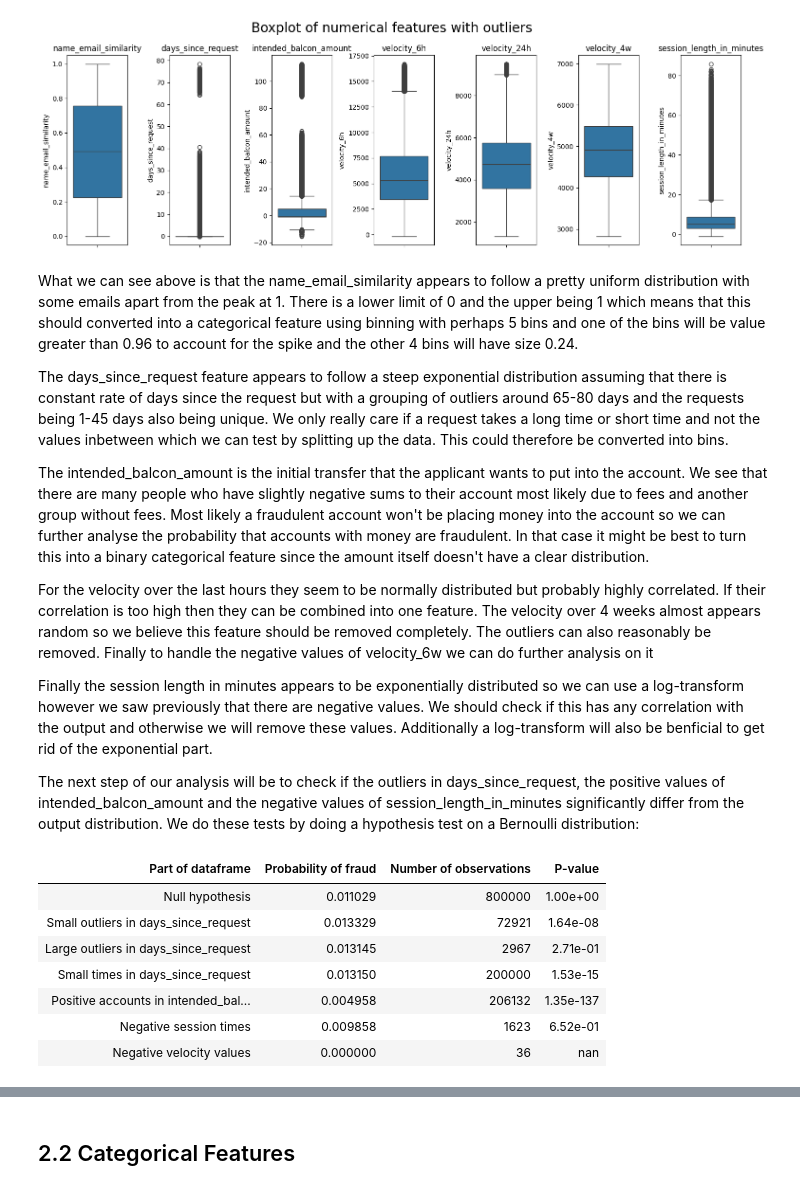
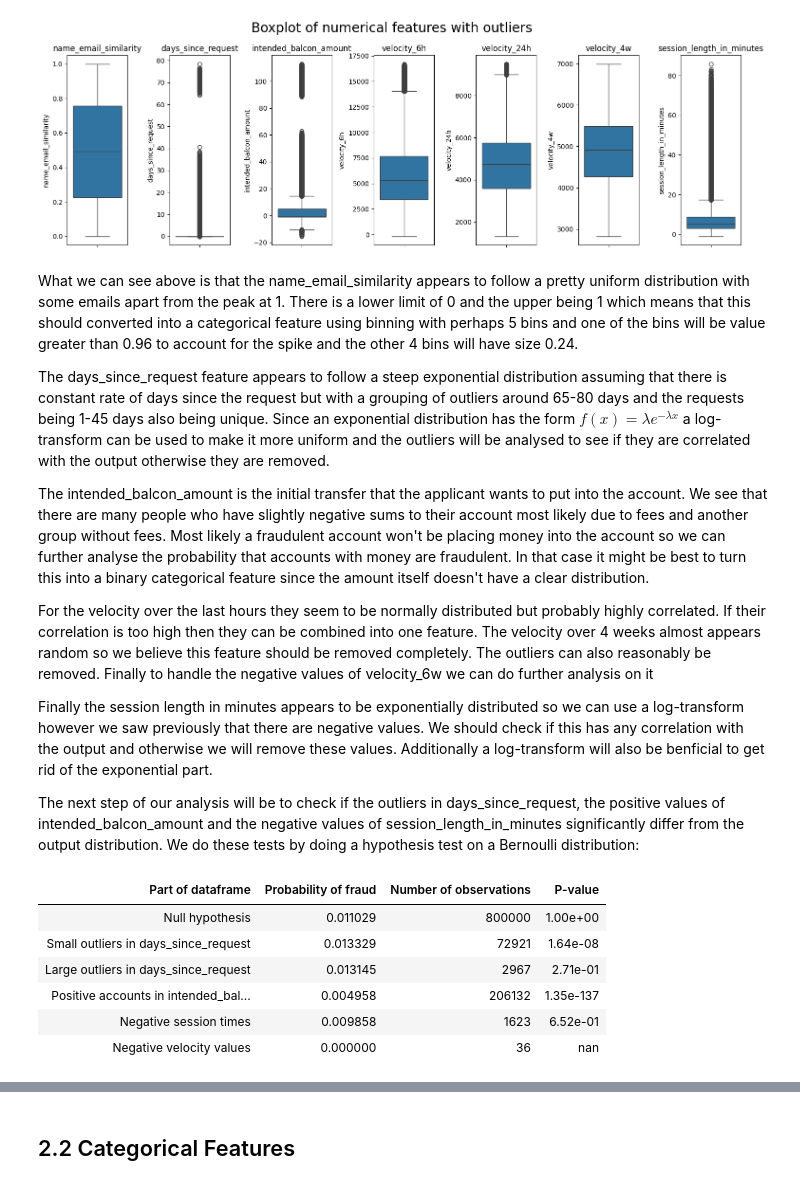
Before and after one commit to AlbinFranzen/Bank-Fraud-Detection, a Jupyter notebook: EDA.ipynb, the cells around one changed output, grey strips where cells are left out. Saved outputs shown, nothing was run; the diff lists cells and outputs as text; code cells hidden in the pictures.

```diff
--- a/EDA.ipynb
+++ b/EDA.ipynb
@@ -153,7 +155,7 @@ plt.tight_layout()
 # %% [markdown]
 What we can see above is that the name_email_similarity appears to follow a pretty uniform distribution with some emails apart from the peak at 1. There is a lower limit of 0 and the upper being 1 which means that this should converted into a categorical feature using binning with perhaps 5 bins and one of the bins will be value greater than 0.96 to account for the spike and the other 4 bins will have size 0.24.
 
-The days_since_request feature appears to follow a steep exponential distribution assuming that there is constant rate of days since the request but with a grouping of outliers around 65-80 days and the requests being 1-45 days also being unique. We only really care if a request takes a long time or short time and not the values inbetween which we can test by splitting up the data. This could therefore be converted into bins.
+The days_since_request feature appears to follow a steep exponential distribution assuming that there is constant rate of days since the request but with a grouping of outliers around 65-80 days and the requests being 1-45 days also being unique. Since an exponential distribution has the form $f(x)=\lambda e^{-\lambda x}$ a log-transform can be used to make it more uniform and the outliers will be analysed to see if they are correlated with the output otherwise they are removed.
 
 The intended_balcon_amount is the initial transfer that the applicant wants to put into the account. We see that there are many people who have slightly negative sums to their account most likely due to fees and another group without fees. Most likely a fraudulent account won't be placing money into the account so we can further analyse the probability that accounts with money are fraudulent. In that case it might be best to turn this into a binary categorical feature since the amount itself doesn't have a clear distribution.
 
@@ -176,7 +178,6 @@ upper_bound = train_df['days_since_request'].quantile(0.75) + 1.5 * (train_df['d
 conditions = [
     ('Small outliers in days_since_request', (train_df['days_since_request'] > upper_bound) & (train_df['days_since_request'] < 50)),
     ('Large outliers in days_since_request', train_df['days_since_request'] > 50),
-    ('Small times in days_since_request', train_df['days_since_request'] < train_df['days_since_request'].quantile(0.25)),
     ('Positive accounts in intended_balcon_amount', train_df['intended_balcon_amount'] > 0),
     ('Negative session times', train_df['session_length_in_minutes'] < 0),
     ('Negative velocity values', train_df['velocity_6h'] < 0)
@@ -192,34 +193,33 @@ results = [{
 
 # Loop over conditions to compute probabilities and p-values
 for description, condition in conditions:
     subset = train_df[condition]
     subset_counts = subset['fraud_bool'].value_counts()
     subset_total = subset_counts.sum()
     subset_fraud = subset_counts.get(1, 0)
 
     if subset_fraud > 0:
         subset_p = subset_fraud / subset_total
         p_value = sm.stats.proportions_ztest([null_fraud, subset_fraud], [null_total, subset_total])[1]
     else:
         subset_p = 0
         p_value = None
 
     results.append({
         'Part of dataframe': description,
         'Probability of fraud': subset_p,
         'Number of observations': subset_total,
         'P-value': p_value
     })
 
 # Create and print hypothesis dataframe
 hypothesis_df = pd.DataFrame(results)
 hypothesis_df.style.format({'P-value': '{:.2e}'}).hide(axis='index')
 # %% [output]
 | Part of dataframe | Probability of fraud | Number of observations | P-value |
 | Null hypothesis | 0.011029 | 800000 | 1.00e+00 |
 | Small outliers in days_since_request | 0.013329 | 72921 | 1.64e-08 |
 | Large outliers in days_since_request | 0.013145 | 2967 | 2.71e-01 |
-| Small times in days_since_request | 0.013150 | 200000 | 1.53e-15 |
 | Positive accounts in intended_bal... | 0.004958 | 206132 | 1.35e-137 |
 | Negative session times | 0.009858 | 1623 | 6.52e-01 |
 | Negative velocity values | 0.000000 | 36 | nan |
```
Also changed, not shown: parts of 12 cells of this notebook.
